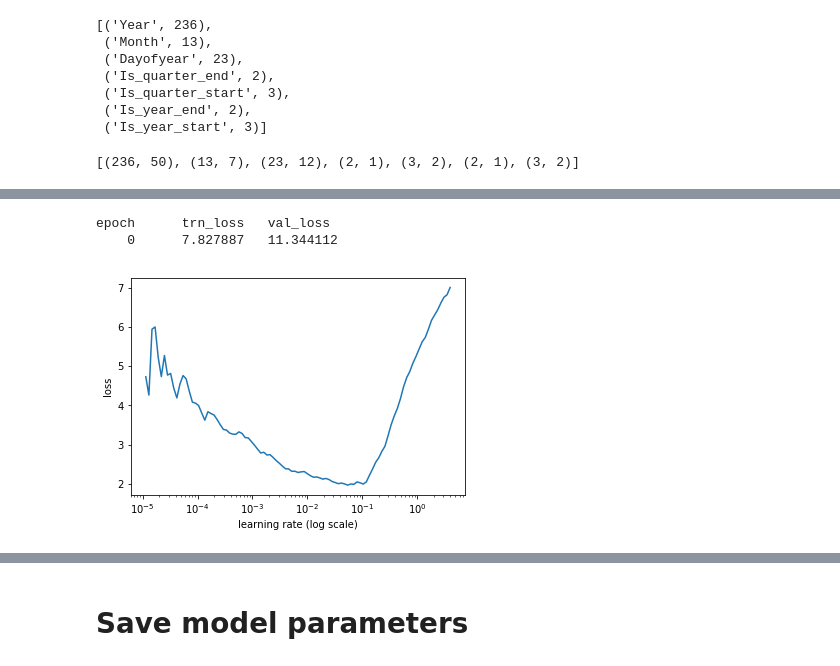
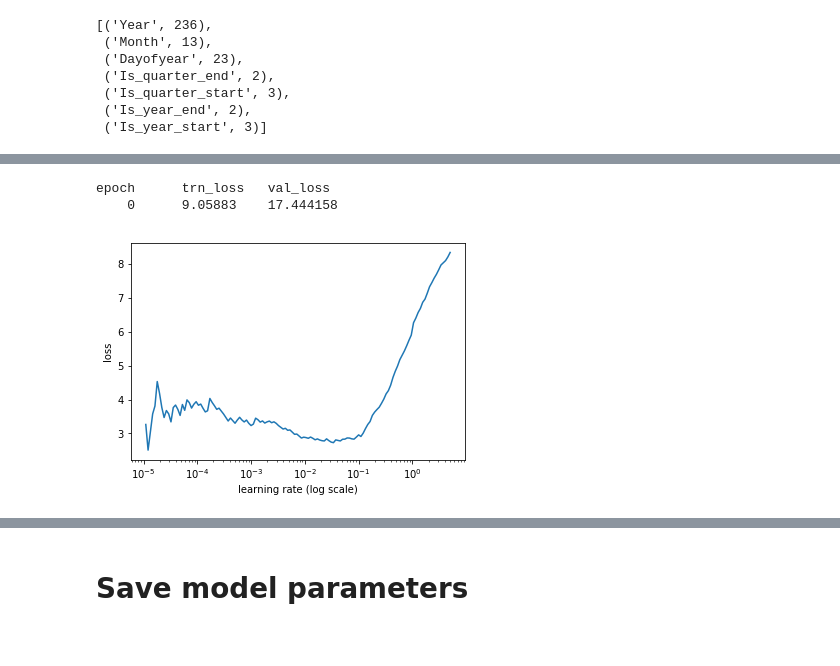
Before and after one commit to kperkins411/KP_Sunspot, a Jupyter notebook: KP_Sunspot.ipynb, the cells around one changed output, grey strips where cells are left out. Drawn from its saved outputs; the diff is of its cells as text; code cells hidden in the pictures.

```diff
--- a/KP_Sunspot.ipynb
+++ b/KP_Sunspot.ipynb
@@ -15,0 +24,8 @@ df = pd.read_csv("./data/sunspot/zuerich-monthly-sunspot-numbers.csv",header=0 )
+# %%
+#uncomment below when using full dataset
+df = df[:]
+# %%
+#create num_lags additional columns, for each row these columns will hold
+#SunspotNumbst-1, SunspotNumbst-2 etc
+#used to create a list of the num_lags past correct observations to feed into the model
+num_lags = 1
@@ -82,10 +90,6 @@ dtype: object
 # %%
 # get rid of useless columns
 df=df.drop(['Week', 'Day', 'Dayofweek', 'Is_month_end', 'Is_month_start', 'Elapsed'],axis=1)
-# %%
-#lets create num_lags additional columns, for each row these columns will hold
-#SunspotNumbst-1, SunspotNumbst-2 etc
-num_lags = 12
 # %% [markdown]
 ## These 2 cells do the same thing
 Ones a bit easier to read and a bit slower
@@ -163,7 +132,7 @@ dtype: object
 # %%
-train_ratio = 0.6
-val_ratio = 0.15
-test_ratio = 0.25
+train_ratio = 0.8
+val_ratio = 0.10
+test_ratio = 0.1
 
 #lets get a list of the indices of the entries I want in validation set
 #its time series so make it at the end
@@ -384,19 +367,19 @@ cat_sz
  ('Is_quarter_start', 3),
  ('Is_year_end', 2),
  ('Is_year_start', 3)]
-# %%
-emb_szs
-# %% [output]
-[(236, 50), (13, 7), (23, 12), (2, 1), (3, 2), (2, 1), (3, 2)]
 # %%
-m = md.get_learner(emb_szs, len(df_trn_val.columns)-len(cat_vars),0.04, 1, [1000,500], [0.001,0.01], y_range=y_range)
+numb_continuous_columns = len(df_trn_val.columns)-len(cat_vars)
+fully_connected_layers_sizes = [50,600]
+fully_connected_layers_dropout = [0.001,0.01]
+m = md.get_learner(emb_szs,numb_continuous_columns ,emb_drop = 0.04,out_sz= 1, szs = fully_connected_layers_sizes,
+                   drops = fully_connected_layers_dropout, y_range=y_range)
 m.lr_find()
 m.sched.plot(1)
 # %% [output]
 [interactive output not drawn]
 epoch      trn_loss   val_loss
-    0      7.827887   11.344112
+    0      9.05883    17.444158
-[figure, old version]
+[figure, new version]
 # %%
 lr = 20e-5
 
```
Also changed, not shown: parts of 79 cells of this notebook, 1 other file.
